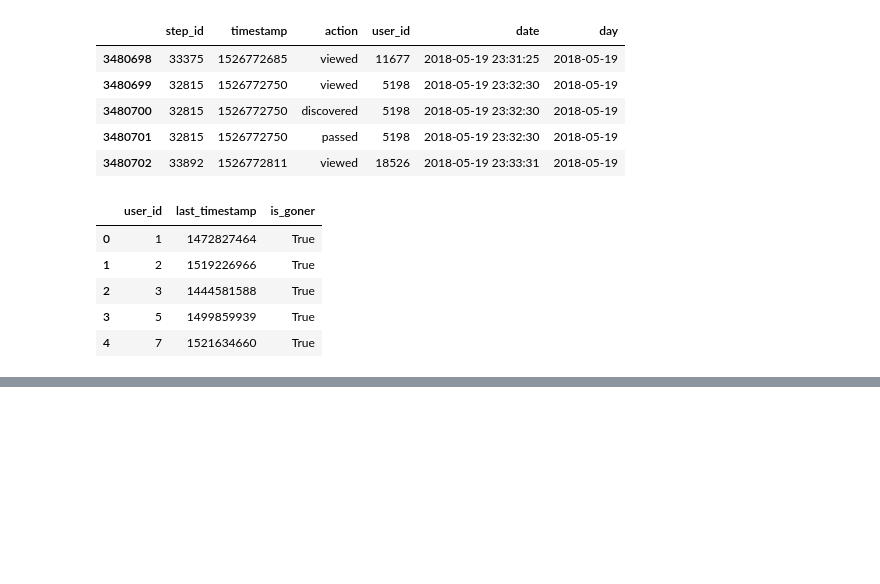
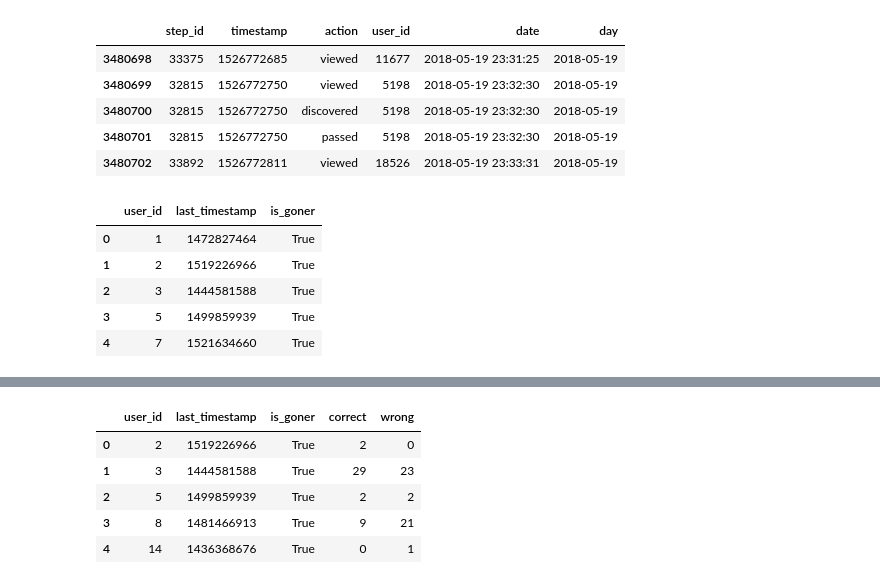
Before and after one commit to zyuzyaI/machine-learning, a Jupyter notebook: stepik/Untitled.ipynb, the cells around one changed output, grey strips where cells are left out. Drawn from its saved outputs; the diff is of its cells as text; code cells hidden in the pictures; blank space fills up the shorter version.

```diff
--- a/stepik/Untitled.ipynb
+++ b/stepik/Untitled.ipynb
@@ -184,0 +198,9 @@ users_data.head()
+# %%
+users_data.merge(user_score).head()
+# %% [output]
+|  | user_id | last_timestamp | is_goner | correct | wrong |
+| 0 | 2 | 1519226966 | True | 2 | 0 |
+| 1 | 3 | 1444581588 | True | 29 | 23 |
+| 2 | 5 | 1499859939 | True | 2 | 2 |
+| 3 | 8 | 1481466913 | True | 9 | 21 |
+| 4 | 14 | 1436368676 | True | 0 | 1 |
```
Also changed, not shown: parts of 23 cells of this notebook.
